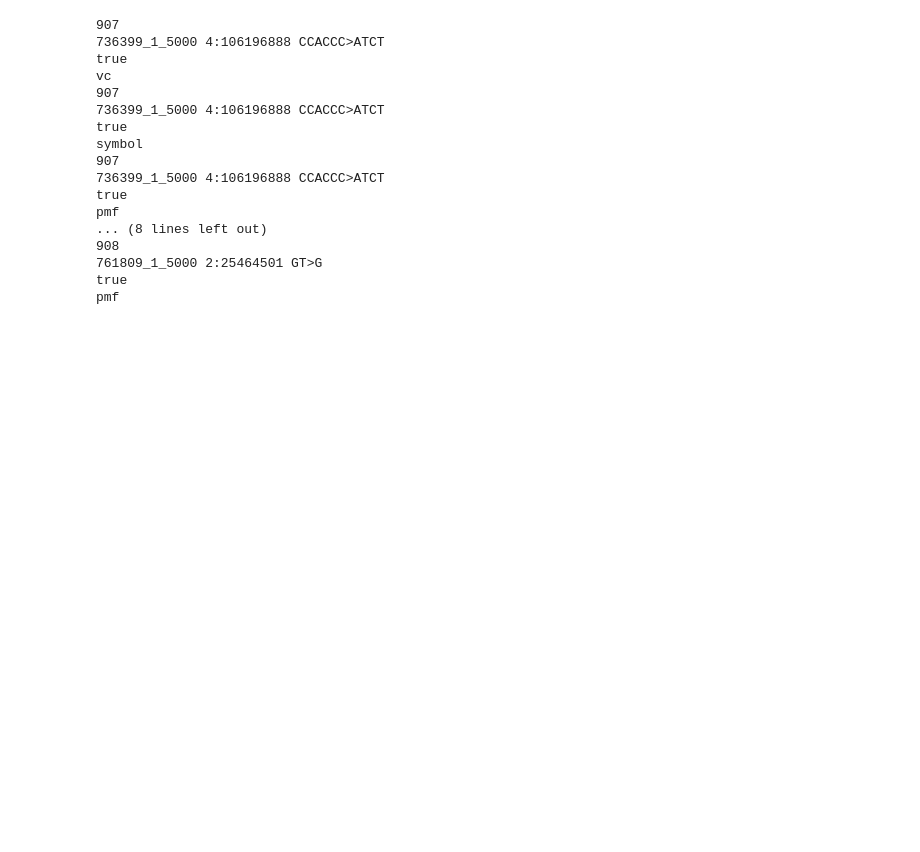
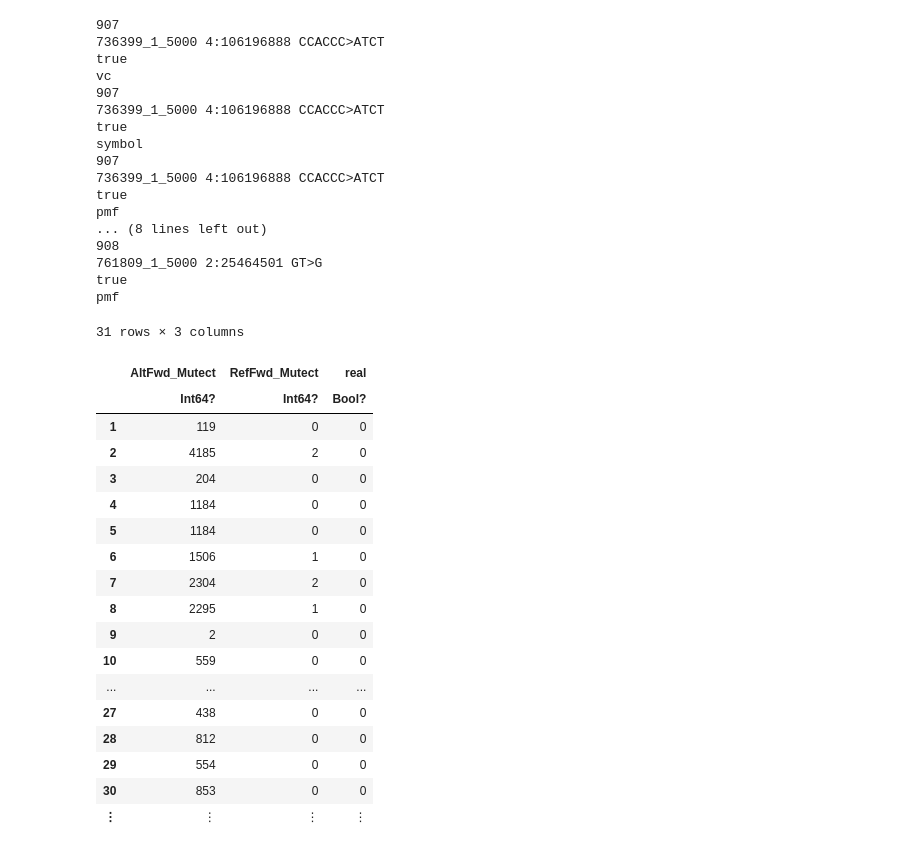
Before and after one commit to apanchot/caller_predictions, a Jupyter notebook: Cleaning.ipynb, the cells around one changed output. Saved outputs shown, nothing was run; the diff lists cells and outputs as text; code cells hidden in the pictures; blank space fills up the shorter version.

```diff
--- a/Cleaning.ipynb
+++ b/Cleaning.ipynb
@@ -215,9 +317,9 @@ size(V2)
 # %%
-V = vcat(V,V2);
+V = vcat(V,V2,V3);
 # %%
-temp = outerjoin(P,V,on=:sample_key)
-temp = outerjoin(temp,L,on=:sample_key)
-temp = outerjoin(temp,M,on=:sample_key);
+temp = outerjoin(P,V,on=[:sample_key])
+temp = outerjoin(temp,L,on=[:sample_key])
+temp = outerjoin(temp,M,on=[:sample_key]);
 temp.real = temp.real_Lofreq
 temp.FPpass = temp.FPpass_Lofreq
 temp.VARIANT_CLASS = temp.VARIANT_CLASS_Lofreq
@@ -225,6 +327,7 @@ temp.REF = temp.REF_Lofreq
 temp.SYMBOL = temp.SYMBOL_Lofreq
 temp.ALT = temp.ALT_Lofreq
 temp.pass_homopolymer_filter = temp.pass_homopolymer_filter_Lofreq
+temp.training = temp.training_Lofreq
 
 for i in 1:nrow(temp)
     if ismissing(temp[i,"real"])
@@ -347,6 +450,23 @@ for i in 1:nrow(temp)
         end
     end
 
+    if ismissing(temp[i,"training"])
+        if ! ismissing(temp[i,"training_Pindel"])
+            temp[i,"training"] = temp[i,"training_Pindel"]
+        elseif ! ismissing(temp[i,"training_Mutect"])
+            temp[i,"training"] = temp[i,"training_Mutect"]
+        elseif ! ismissing(temp[i,"training_Vardict"])
+            temp[i,"training"] = temp[i,"training_Vardict"]
+        else
+            temp[i,"training"] = false
+            println(i)
+            println(temp[i,"sample_key"])
+            println(temp[i,"real"])
+            println("train")
+#             println(asdfasdf)
+        end
+    end
+
 
 end
 
@@ -368,6 +488,7 @@ select!(temp,
             "SYMBOL_Lofreq",
             "ALT_Lofreq",
             "pass_homopolymer_filter_Lofreq",
+            "training_Lofreq",
 
             "real_Mutect",
             "VARIANT_CLASS_Mutect",
@@ -376,6 +497,7 @@ select!(temp,
             "SYMBOL_Mutect",
             "ALT_Mutect",
             "pass_homopolymer_filter_Mutect",
+            "training_Mutect",
 
             "real_Vardict",
             "VARIANT_CLASS_Vardict",
@@ -384,6 +506,7 @@ select!(temp,
             "SYMBOL_Vardict",
             "ALT_Vardict",
             "pass_homopolymer_filter_Vardict",
+            "training_Vardict",
 
             "real_Pindel",
             "VARIANT_CLASS_Pindel",
@@ -392,6 +515,7 @@ select!(temp,
             "SYMBOL_Pindel",
             "ALT_Pindel",
             "pass_homopolymer_filter_Pindel",
+            "training_Pindel",
 
             "QUAL_Pindel",
             "QUAL_Mutect"
@@ -416,6 +540,28 @@ pmf
 761809_1_5000 2:25464501 GT>G
 true
 pmf
+# %%
+filter(x->!ismissing(x.AltFwd_Mutect) && !ismissing(x.RefFwd_Mutect) && x.AltFwd_Mutect> 1000*x.RefFwd_Mutect, temp)[:,["AltFwd_Mutect","RefFwd_Mutect","real"]]
+# %% [output]
+31 rows × 3 columns
+|  | AltFwd_Mutect | RefFwd_Mutect | real |
+|  | Int64? | Int64? | Bool? |
+| 1 | 119 | 0 | 0 |
+| 2 | 4185 | 2 | 0 |
+| 3 | 204 | 0 | 0 |
+| 4 | 1184 | 0 | 0 |
+| 5 | 1184 | 0 | 0 |
+| 6 | 1506 | 1 | 0 |
+| 7 | 2304 | 2 | 0 |
+| 8 | 2295 | 1 | 0 |
+| 9 | 2 | 0 | 0 |
+| 10 | 559 | 0 | 0 |
+| ... | ... | ... | ... |
+| 27 | 438 | 0 | 0 |
+| 28 | 812 | 0 | 0 |
+| 29 | 554 | 0 | 0 |
+| 30 | 853 | 0 | 0 |
+| ⋮ | ⋮ | ⋮ | ⋮ |
 # %%
 temp.ref_len = float.(length.(temp.REF))
 temp.alt_len = float.(length.(temp.ALT))
```
Also changed, not shown: parts of 34 cells of this notebook, 3 other files.
